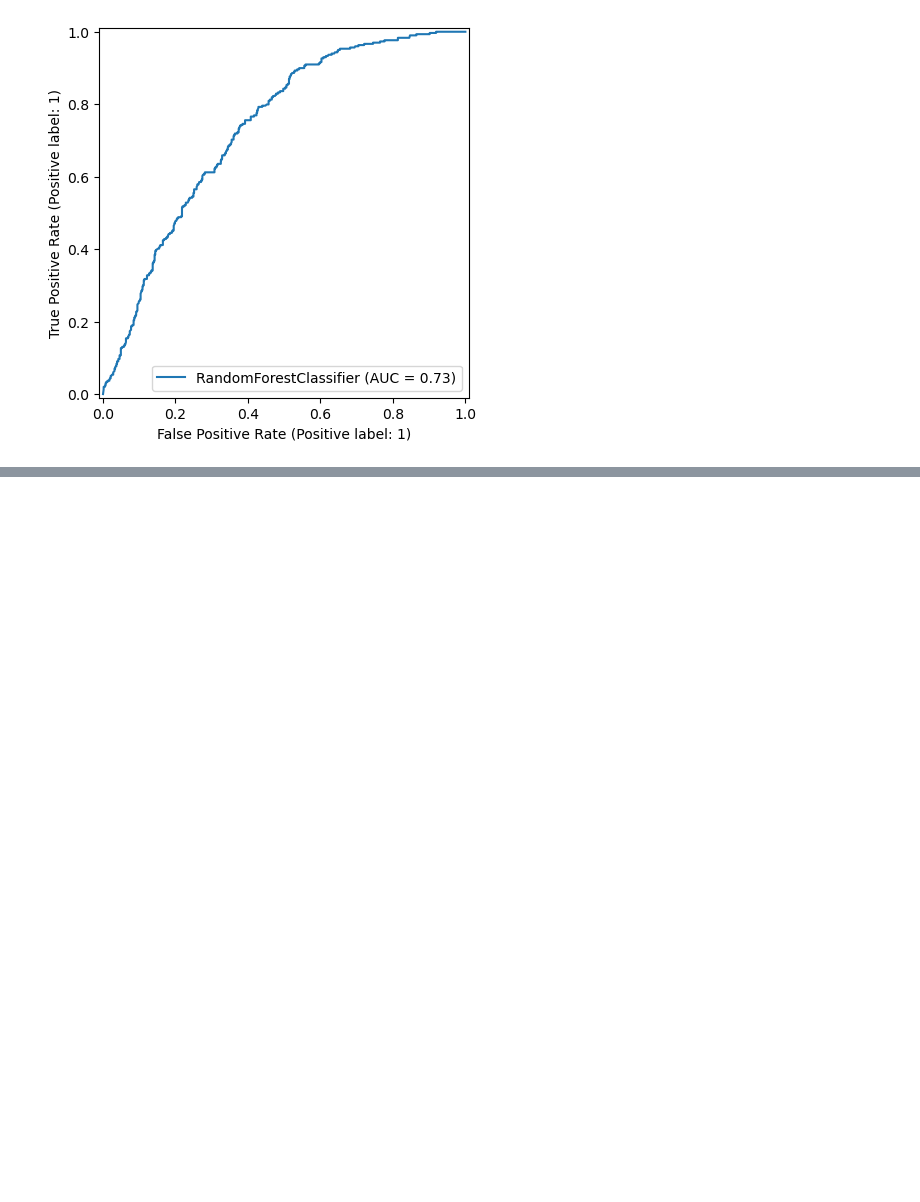
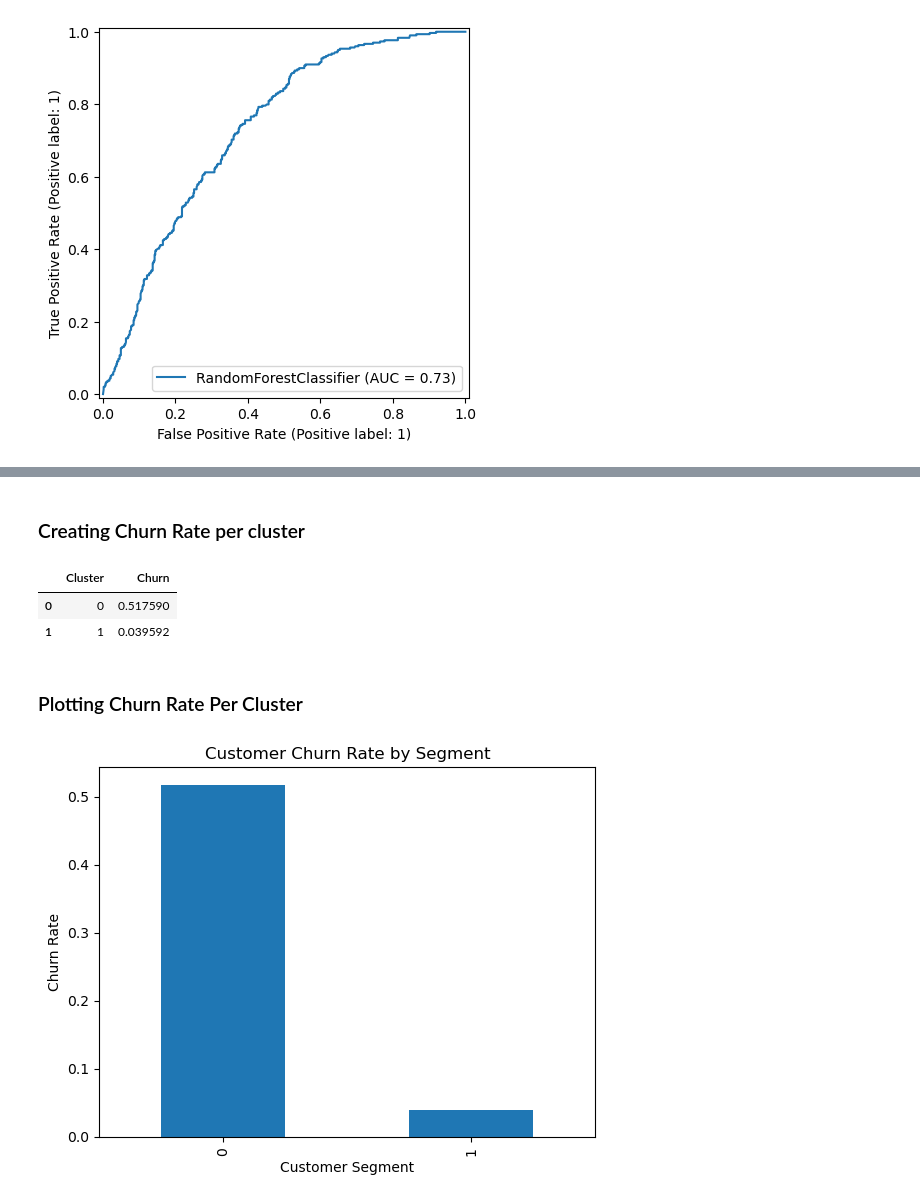
Before and after one commit to Pamela-Chebii/Consumer-Behavior-Analytics-Using-Transaction-Data, a Jupyter notebook: index.ipynb, the cells around one changed output, grey strips where cells are left out. Cells and saved outputs as stored; diff of their text form; code cells hidden in the pictures; blank space fills up the shorter version.

Commit message:
cusomer rate per segment visualization

```diff
--- a/index.ipynb
+++ b/index.ipynb
@@ -922,0 +948,19 @@ weighted avg       0.69      0.67      0.67       868
+# %% [markdown]
+### Creating Churn Rate per cluster
+# %%
+cluster_churn = rfm.groupby('Cluster')['Churn'].mean().reset_index()
+cluster_churn
+# %% [output]
+|  | Cluster | Churn |
+| 0 | 0 | 0.517590 |
+| 1 | 1 | 0.039592 |
+# %% [markdown]
+### Plotting Churn Rate Per Cluster
+# %%
+cluster_churn.plot(x='Cluster', y='Churn', kind='bar', legend=False)
+plt.title('Customer Churn Rate by Segment')
+plt.ylabel('Churn Rate')
+plt.xlabel('Customer Segment')
+plt.show()
+# %% [output]
+[figure, added]
```
Also changed, not shown: parts of 9 cells of this notebook.
